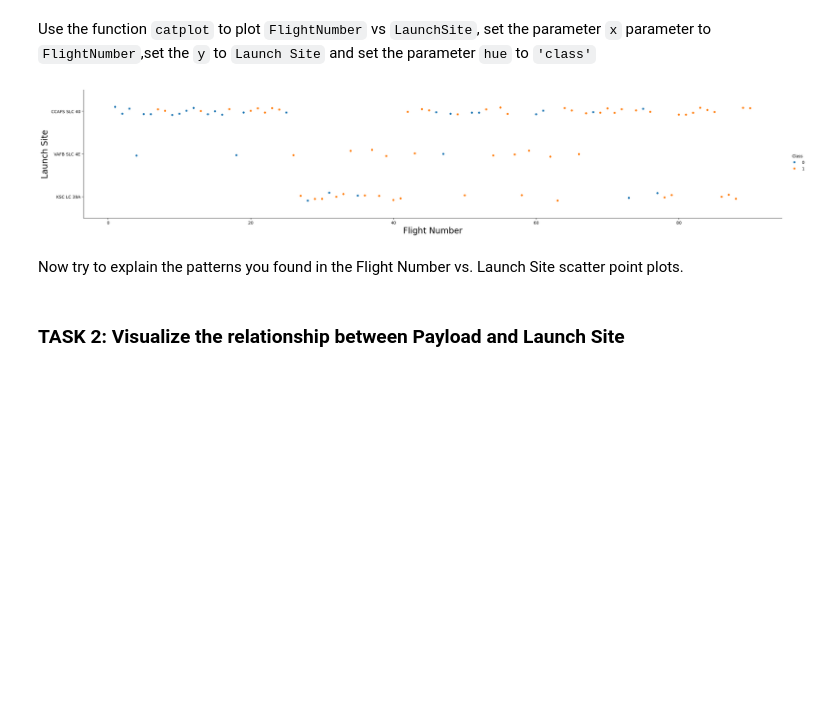
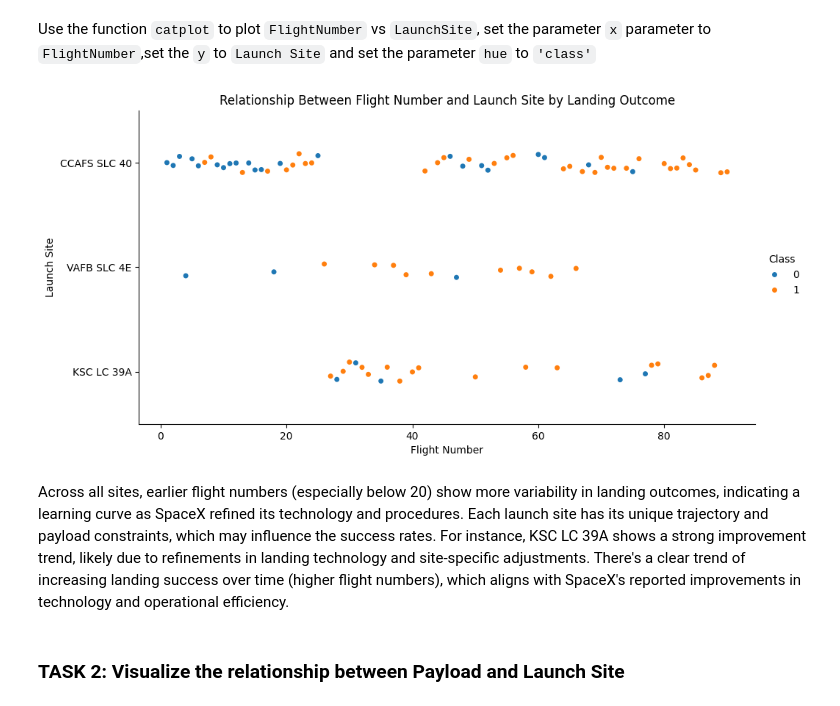
Before and after one commit to SzewczykSzy/IBM_DS_Project, a Jupyter notebook: jupyter-labs-eda-dataviz.ipynb, the cells around one changed output. Cells and saved outputs as stored; diff of their text form; code cells hidden in the pictures; blank space fills up the shorter version.

```diff
--- a/jupyter-labs-eda-dataviz.ipynb
+++ b/jupyter-labs-eda-dataviz.ipynb
@@ -83,14 +85,17 @@ Next, let's drill down to each site visualize its detailed launch records.
 Use the function <code>catplot</code> to plot <code>FlightNumber</code> vs <code>LaunchSite</code>, set the  parameter <code>x</code>  parameter to <code>FlightNumber</code>,set the  <code>y</code> to <code>Launch Site</code> and set the parameter <code>hue</code> to <code>'class'</code>
 # %%
 # Plot a scatter point chart with x axis to be Flight Number and y axis to be the launch site, and hue to be the class value
-sns.catplot(y="LaunchSite", x="FlightNumber", hue="Class", data=df, aspect = 5)
-plt.xlabel("Flight Number",fontsize=20)
-plt.ylabel("Launch Site",fontsize=20)
+sns.catplot(y="LaunchSite", x="FlightNumber", hue="Class", data=df, aspect = 2)
+plt.xlabel("Flight Number",fontsize=10)
+plt.ylabel("Launch Site",fontsize=10)
+plt.title("Relationship Between Flight Number and Launch Site by Landing Outcome")
 plt.show()
 # %% [output]
-[figure, old version]
+[figure, new version]
 # %% [markdown]
-Now try to explain the patterns you found in the Flight Number vs. Launch Site scatter point plots.
+Across all sites, earlier flight numbers (especially below 20) show more variability in landing outcomes, indicating a learning curve as SpaceX refined its technology and procedures.
+Each launch site has its unique trajectory and payload constraints, which may influence the success rates. For instance, KSC LC 39A shows a strong improvement trend, likely due to refinements in landing technology and site-specific adjustments.
+There's a clear trend of increasing landing success over time (higher flight numbers), which aligns with SpaceX's reported improvements in technology and operational efficiency.
 # %% [markdown]
 ### TASK 2: Visualize the relationship between Payload and Launch Site
 # %% [markdown]
```
Also changed, not shown: parts of 8 cells of this notebook, 6 other files.
